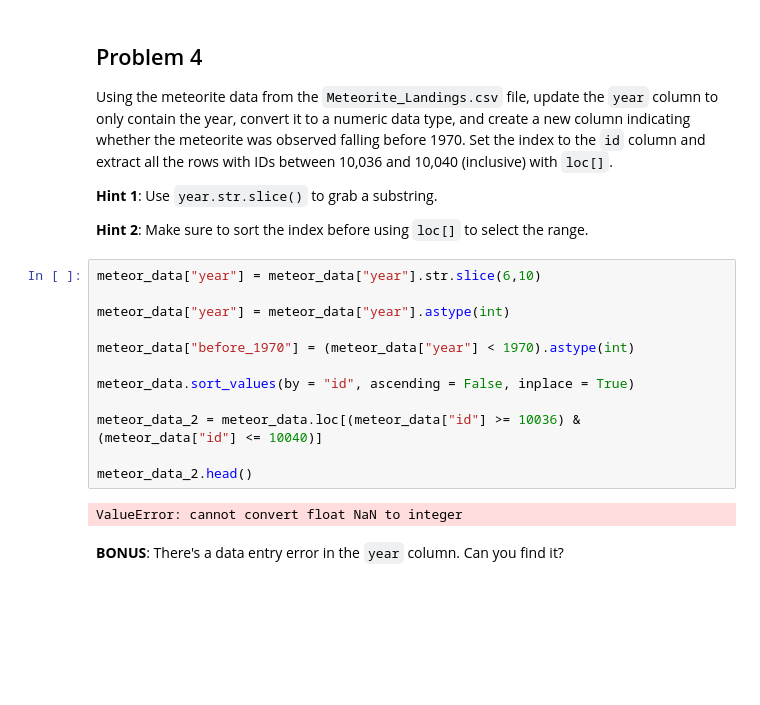
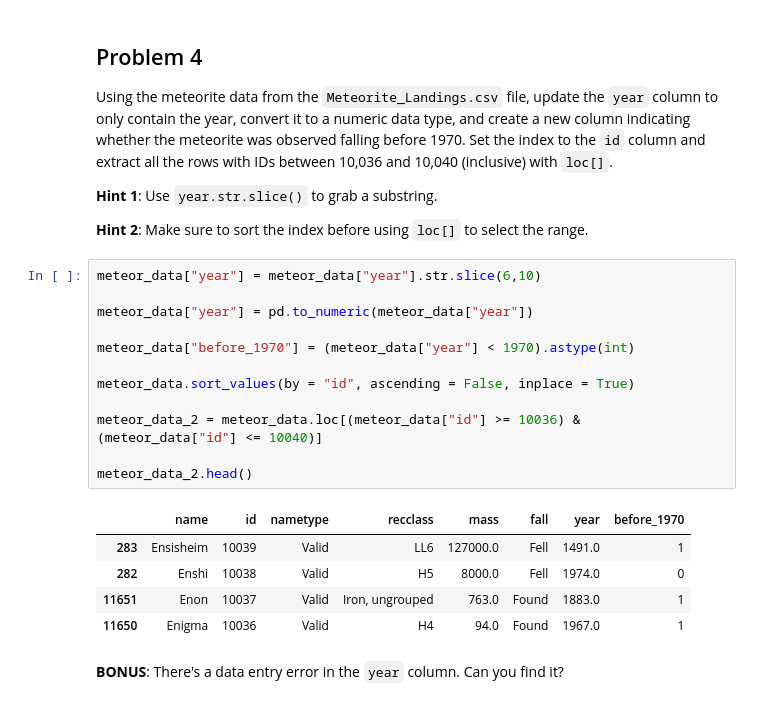
Before and after one commit to SU-IST707-FS25/week-1-materials-zseidel18, a Jupyter notebook: assignment.ipynb, the cells around one changed output. Saved outputs shown, nothing was run; the diff lists cells and outputs as text; blank space fills up the shorter version.

```diff
--- a/assignment.ipynb
+++ b/assignment.ipynb
@@ -68,17 +68,21 @@ Using the meteorite data from the `Meteorite_Landings.csv` file, update the `yea
 # %%
 meteor_data["year"] = meteor_data["year"].str.slice(6,10)
 
-meteor_data["year"] = meteor_data["year"].astype(int)
+meteor_data["year"] = pd.to_numeric(meteor_data["year"])
 
 meteor_data["before_1970"] = (meteor_data["year"] < 1970).astype(int)
 
 meteor_data.sort_values(by = "id", ascending = False, inplace = True)
 
 meteor_data_2 = meteor_data.loc[(meteor_data["id"] >= 10036) & (meteor_data["id"] <= 10040)]
 
 meteor_data_2.head()
 # %% [output]
-ValueError: cannot convert float NaN to integer
+|  | name | id | nametype | recclass | mass | fall | year | before_1970 |
+| 283 | Ensisheim | 10039 | Valid | LL6 | 127000.0 | Fell | 1491.0 | 1 |
+| 282 | Enshi | 10038 | Valid | H5 | 8000.0 | Fell | 1974.0 | 0 |
+| 11651 | Enon | 10037 | Valid | Iron, ungrouped | 763.0 | Found | 1883.0 | 1 |
+| 11650 | Enigma | 10036 | Valid | H4 | 94.0 | Found | 1967.0 | 1 |
 # %% [markdown]
 **BONUS**: There's a data entry error in the `year` column. Can you find it?
 # %%
```
Also changed, not shown: parts of 6 cells of this notebook.
